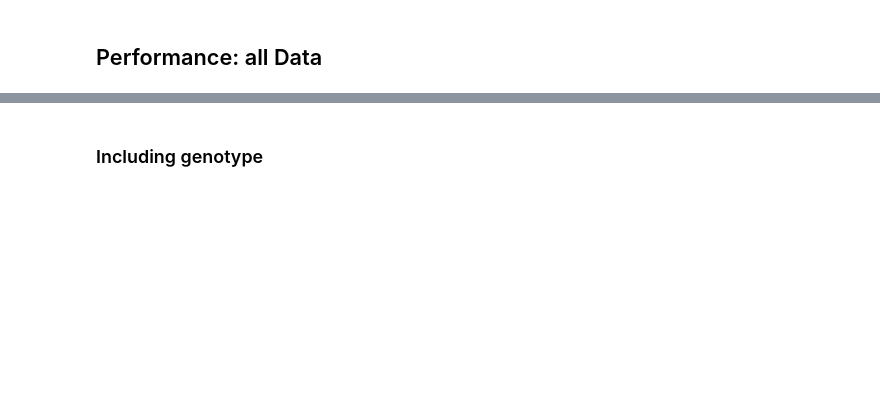
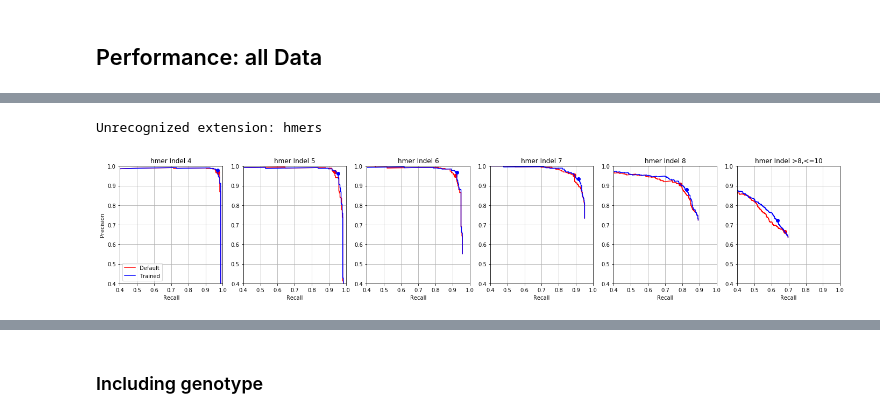
Before and after one commit to Ultimagen/VariantCalling, a Jupyter notebook: src/python/reports/createVarReport.ipynb, the cells around one changed output, grey strips where cells are left out. Drawn from its saved outputs; the diff is of its cells as text; code cells hidden in the pictures; blank space fills up the shorter version.

```diff
--- a/src/python/reports/createVarReport.ipynb
+++ b/src/python/reports/createVarReport.ipynb
@@ -161,7 +178,10 @@ plotPerformance(perfCurve,optRes,categories)
 # %%
 categories=['hmer Indel 4','hmer Indel 5','hmer Indel 6','hmer Indel 7','hmer Indel 8','hmer Indel >8,<=10']
 optTab2,optRes,perfCurve=getPerformance(data,categories)
-plotPerformance(perfCurve,optRes,categories)
+plotPerformance(perfCurve,optRes,categories,img='all.hmers')
+# %% [output]
+Unrecognized extension: hmers
+[figure, added]
 # %%
 pd.options.display.float_format = '{:,.2%}'.format
 
```
Also changed, not shown: parts of 16 cells of this notebook, 1 other file.
